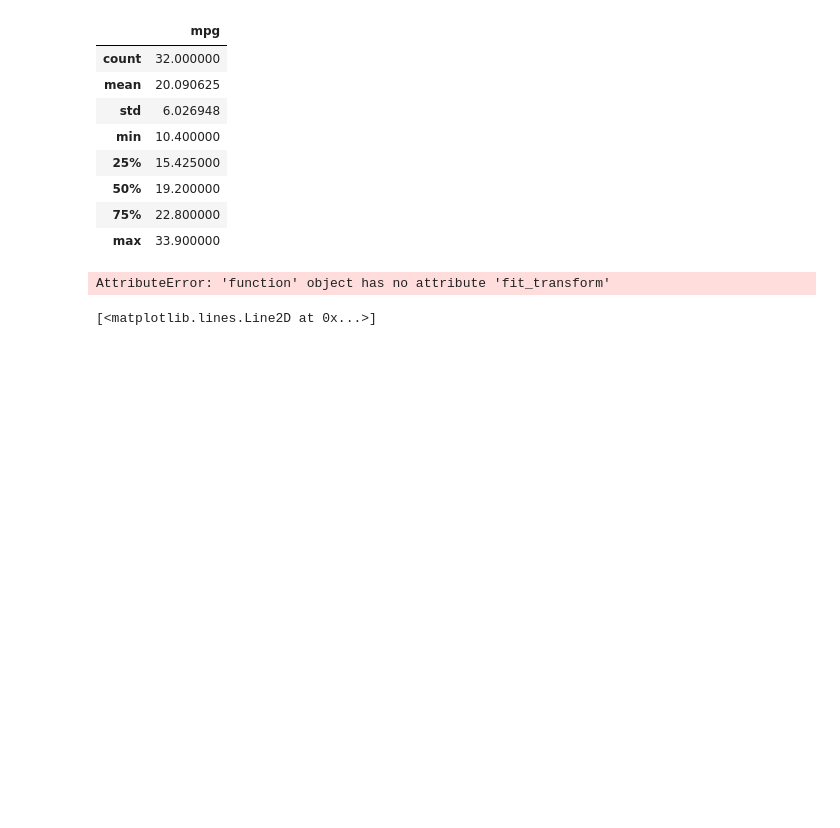
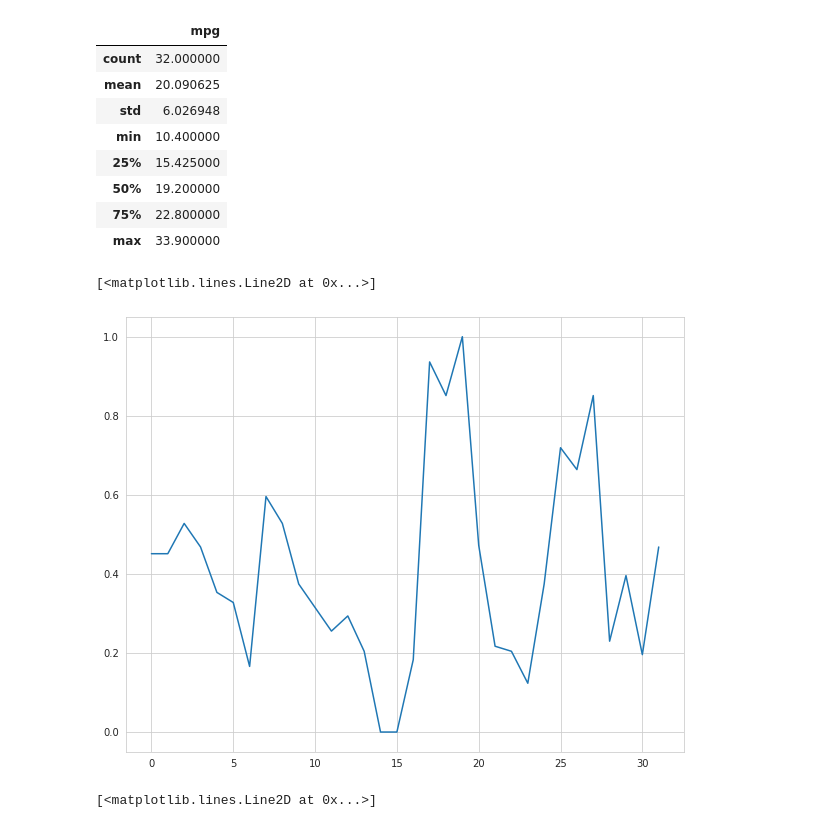
Before and after one commit to aloiswirth/python_data_science_essential_training_part_1, a Jupyter notebook: 05_07_begin/05_07_begin.ipynb, the cells around one changed output. Drawn from its saved outputs; the diff is of its cells as text; code cells hidden in the pictures; blank space fills up the shorter version.

```diff
--- a/05_07_begin/05_07_begin.ipynb
+++ b/05_07_begin/05_07_begin.ipynb
@@ -45,11 +65,12 @@ cars[['mpg']].describe()
 # %%
 mpg_matrix = mpg.values.reshape(-1, 1)
 scaled = preprocessing.MinMaxScaler()
 
-scaled_mpg = scale.fit_transform(mpg_matrix)
+scaled_mpg = scaled.fit_transform(mpg_matrix)
 plt.plot(scaled_mpg)
 # %% [output]
-AttributeError: 'function' object has no attribute 'fit_transform'
+[<matplotlib.lines.Line2D at 0x...>]
+[figure, added]
 # %%
 scaled = preprocessing.MinMaxScaler(feature_range=(0,10))
 
```
Also changed, not shown: parts of 2 cells of this notebook, 1 other file.
